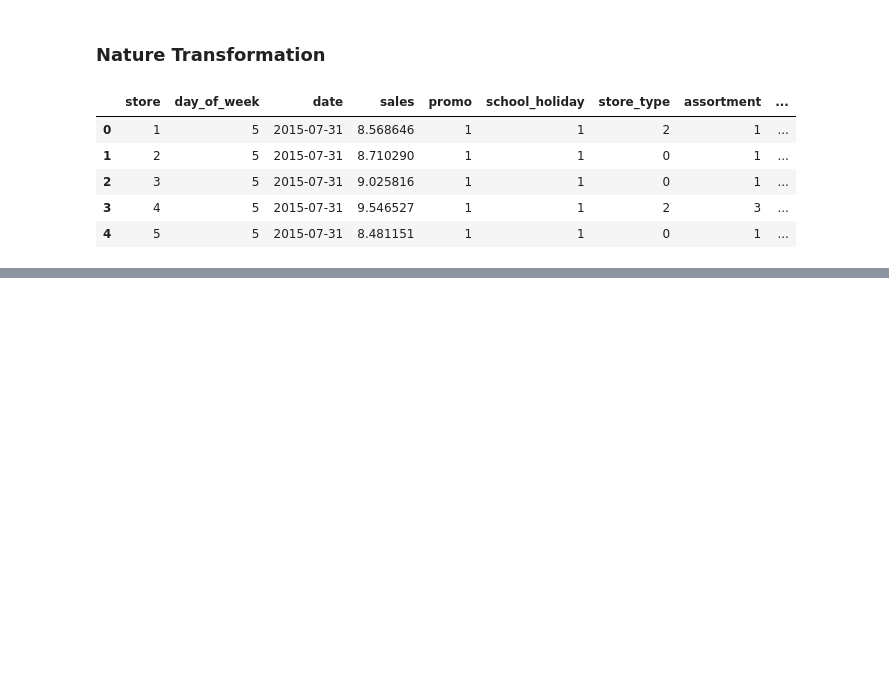
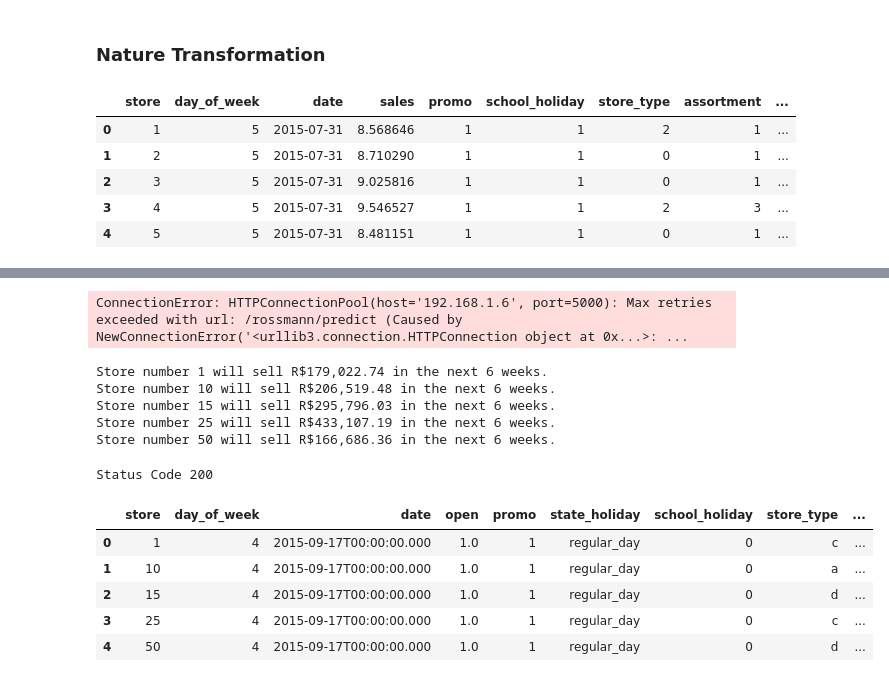
Before and after one commit to FSaladini/rossman_store_predict, a Jupyter notebook: main.ipynb, the cells around one changed output, grey strips where cells are left out. Saved outputs shown, nothing was run; the diff lists cells and outputs as text; code cells hidden in the pictures; blank space fills up the shorter version.

```diff
--- a/main.ipynb
+++ b/main.ipynb
@@ -1166,0 +1385,57 @@ sns.scatterplot( x= 'predictions', y = 'error', data = df10 );
+# %%
+# merging data
+df_test = pd.merge( df11, df_store_raw, how='left', on='Store' )
+
+# chose store for test prediction
+df_test_used = df_test.copy()[df_test['Store'].isin( [1, 5, 10, 15, 25, 50] )]
+
+# remove closed days
+df_test_used = df_test_used[df_test_used['Open'] != 0]
+df_test_used = df_test_used[~df_test_used['Open'].isnull()]
+df_test_used = df_test_used.drop( 'Id', axis=1 )
+# %%
+data = json.dumps( df_test_used.to_dict( orient='records' ) )
+# %%
+# API Call
+url = 'http://192.168.1.6:5000/rossmann/predict'
+header = {'Content-type': 'application/json' }
+data = data
+
+r = requests.post( url, data, headers = header )
+print( 'Status Code {}'.format( r.status_code ) )
+# %% [output]
+ConnectionError: HTTPConnectionPool(host='192.168.1.6', port=5000): Max retries exceeded with url: /rossmann/predict (Caused by NewConnectionError('<urllib3.connection.HTTPConnection object at 0x...>: ...
+# %%
+d1 = pd.DataFrame( r.json(), columns=r.json()[0].keys() )
+# %%
+d2 = d1[['store', 'prediction']].groupby('store').sum().reset_index()
+
+for i in range( len( d2 ) ):
+    print('Store number {} will sell R${:,.2f} in the next 6 weeks.'.format(
+        d2.loc[i, 'store'],
+        d2.loc[i, 'prediction'] ) )
+# %% [output]
+Store number 1 will sell R$179,022.74 in the next 6 weeks.
+Store number 10 will sell R$206,519.48 in the next 6 weeks.
+Store number 15 will sell R$295,796.03 in the next 6 weeks.
+Store number 25 will sell R$433,107.19 in the next 6 weeks.
+Store number 50 will sell R$166,686.36 in the next 6 weeks.
+# %%
+# API Call
+url = 'https://rossmann-api-cuko.onrender.com/rossmann/predict'
+header = {'Content-type': 'application/json' }
+data = data
+
+r = requests.post( url, data, headers = header )
+print( 'Status Code {}'.format( r.status_code ) )
+# %% [output]
+Status Code 200
+# %%
+d1.head()
+# %% [output]
+|  | store | day_of_week | date | open | promo | state_holiday | school_holiday | store_type | ... |
+| 0 | 1 | 4 | 2015-09-17T00:00:00.000 | 1.0 | 1 | regular_day | 0 | c | ... |
+| 1 | 10 | 4 | 2015-09-17T00:00:00.000 | 1.0 | 1 | regular_day | 0 | a | ... |
+| 2 | 15 | 4 | 2015-09-17T00:00:00.000 | 1.0 | 1 | regular_day | 0 | d | ... |
+| 3 | 25 | 4 | 2015-09-17T00:00:00.000 | 1.0 | 1 | regular_day | 0 | c | ... |
+| 4 | 50 | 4 | 2015-09-17T00:00:00.000 | 1.0 | 1 | regular_day | 0 | d | ... |
```
Also changed, not shown: parts of 122 cells of this notebook, 8 other files.
